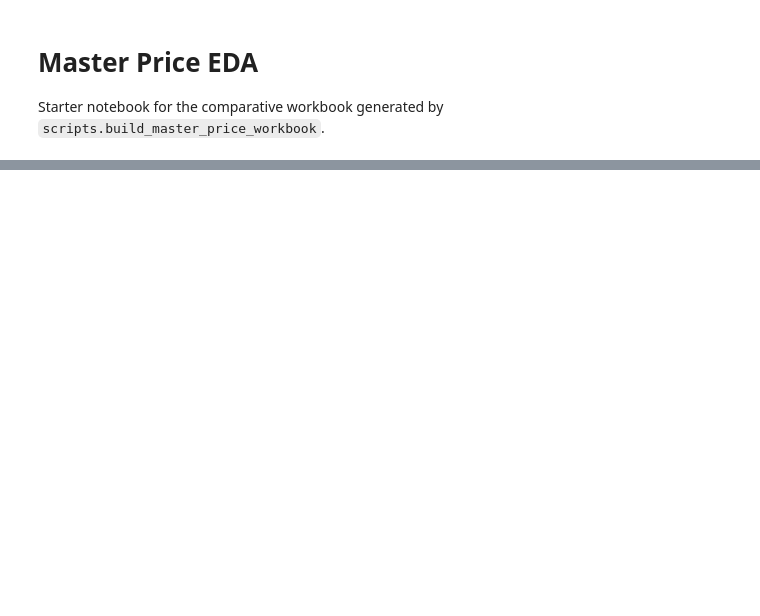
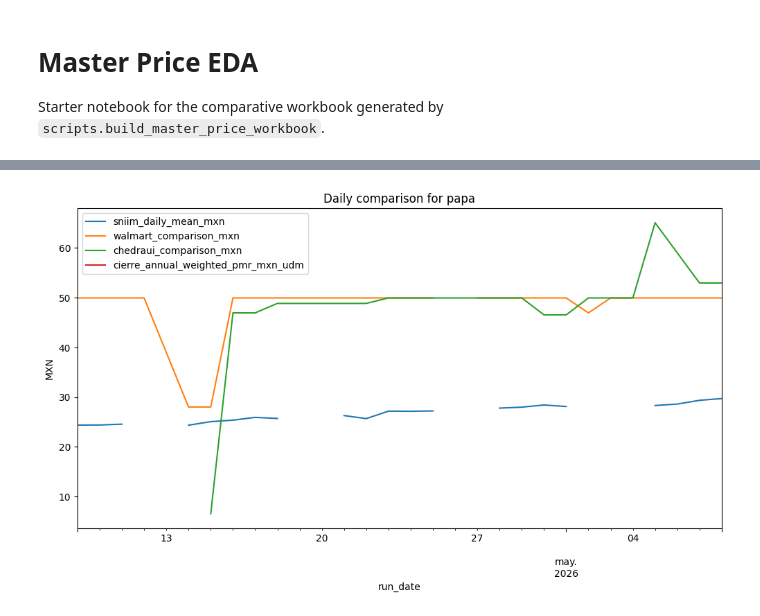
Before and after one commit to armandaske/agro-precios, a Jupyter notebook: notebooks/master_price_eda.ipynb, the cells around one changed output, grey strips where cells are left out. Saved outputs shown, nothing was run; the diff lists cells and outputs as text; code cells hidden in the pictures; blank space fills up the shorter version.

```diff
--- a/notebooks/master_price_eda.ipynb
+++ b/notebooks/master_price_eda.ipynb
@@ -8,7 +8,7 @@ from pathlib import Path
 import pandas as pd
 import matplotlib.pyplot as plt
 
-WORKBOOK_PATH = Path("data/analysis/master_price_workbook.xlsx")
+WORKBOOK_PATH = Path(r"C:\Users\Dell-G3\Documents\Jupyter-projects\Others\agro-precios\data\analysis\master_price_workbook.xlsx")
 COMPARE_SHEET = "compare_daily_wide"
 COVERAGE_SHEET = "coverage"
 # %%
@@ -20,20 +28,22 @@ compare_df.head()
 # %%
-product = "aguacate"
+product = "papa"
 product_df = compare_df[compare_df["canonical_product"] == product].sort_values("run_date")
 
 ax = product_df.plot(
     x="run_date",
     y=[
         "sniim_daily_mean_mxn",
         "walmart_comparison_mxn",
         "chedraui_comparison_mxn",
         "cierre_annual_weighted_pmr_mxn_udm",
     ],
     figsize=(12, 6),
     title=f"Daily comparison for {product}",
 )
 ax.set_ylabel("MXN")
 plt.show()
+# %% [output]
+[figure, added]
 # %%
 spread_df = product_df[["run_date", "canonical_product"]].copy()
 spread_df["walmart_minus_sniim"] = product_df["walmart_comparison_mxn"] - product_df["sniim_daily_mean_mxn"]
```
Also changed, not shown: parts of 3 cells of this notebook, 5 other files.
